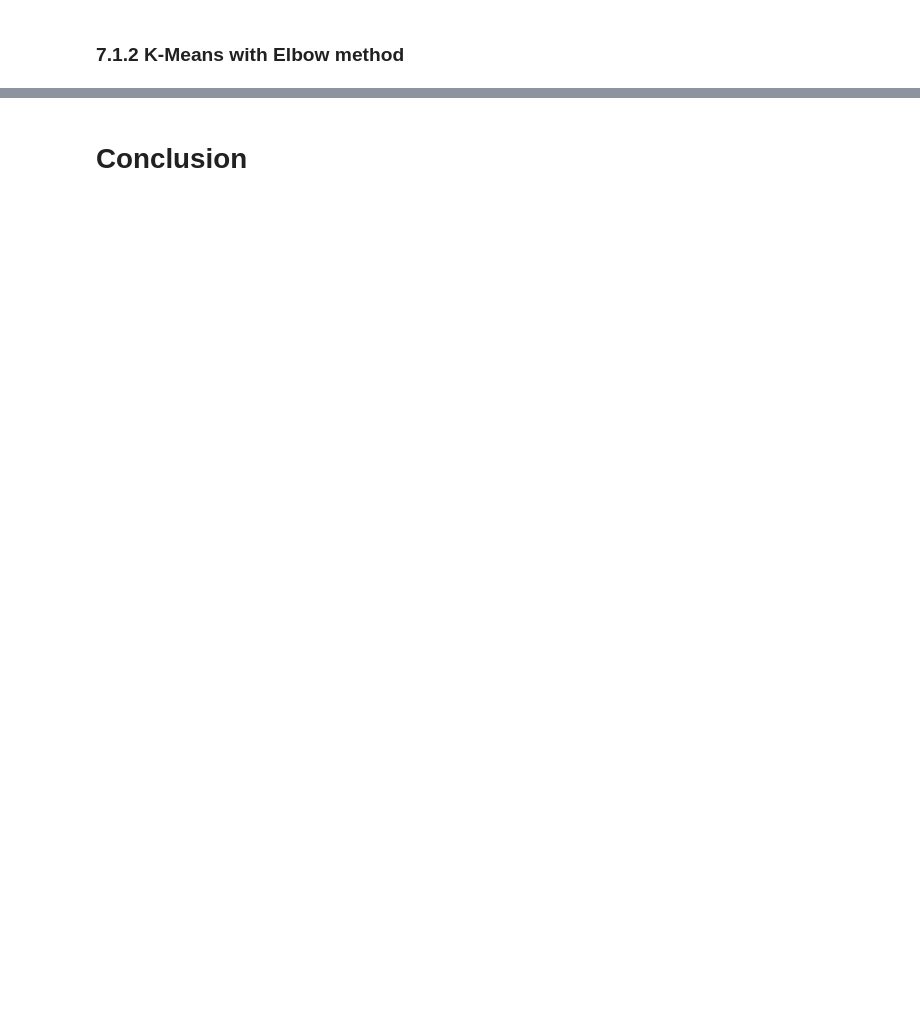
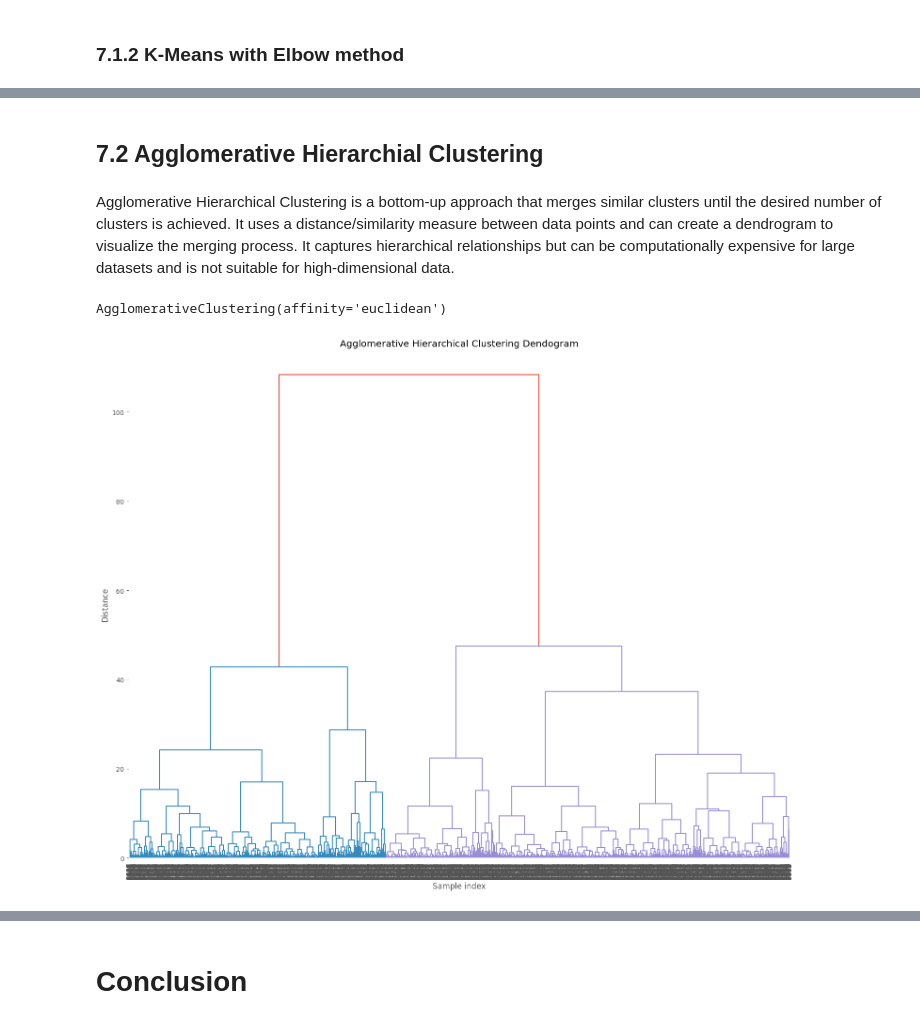
Before and after one commit to Preetirai-tech/Online-Retail-Customer-Segmentation-Project, a Jupyter notebook: Customer_Segmentation.ipynb, the cells around one changed output, grey strips where cells are left out. Saved outputs shown, nothing was run; the diff lists cells and outputs as text; code cells hidden in the pictures; blank space fills up the shorter version.

```diff
--- a/Customer_Segmentation.ipynb
+++ b/Customer_Segmentation.ipynb
@@ -1075,0 +1111,12 @@ wcss = []
+# %%
+# Create an instance of the KMeans model with 2 clusters and initialize the centroids using the 'k-means++' method
+KMean_clust = KMeans(n_clusters= 2, init= 'k-means++', max_iter= 1000)
+
+# Fit the KMeans model to the data in the X variable
+KMean_clust.fit(X)
+
+# Add a new column to the rfm_df dataframe to store the cluster labels for each observation
+rfm_df['Cluster'] = KMean_clust.labels_
+
+# Display the first 10 rows of the rfm_df dataframe with the new 'Cluster' column
+rfm_df.head(10)
@@ -1075,0 +1135,40 @@ wcss = []
+# %% [markdown]
+## **7.2 Agglomerative Hierarchial Clustering**
+# %% [markdown]
+Agglomerative Hierarchical Clustering is a bottom-up approach that merges similar clusters until the desired number of clusters is achieved. It uses a distance/similarity measure between data points and can create a dendrogram to visualize the merging process. It captures hierarchical relationships but can be computationally expensive for large datasets and is not suitable for high-dimensional data.
+# %%
+# Import necessary libraries
+from sklearn.cluster import AgglomerativeClustering
+
+# Create an instance of AgglomerativeClustering with 2 clusters, euclidean affinity, and ward linkage
+model = AgglomerativeClustering(n_clusters=2, affinity='euclidean', linkage='ward')
+
+# Fit the input data X to the model
+model.fit(X)
+# %% [output]
+AgglomerativeClustering(affinity='euclidean')
+# %%
+
+# Import necessary libraries
+from scipy.cluster.hierarchy import dendrogram, linkage
+from scipy.spatial.distance import pdist
+import matplotlib.pyplot as plt
+
+# Set the figure size and title for the dendrogram plot
+plt.figure(figsize=(15, 12))
+plt.title('Agglomerative Hierarchical Clustering Dendogram')
+
+# Set the x and y-axis labels for the dendrogram plot
+plt.xlabel('Sample index')
+plt.ylabel('Distance')
+
+# Create a linkage matrix using the input data X and the ward linkage method
+Z = linkage(X, 'ward')
+
+# Plot the dendrogram with specified parameters
+dendrogram(Z, leaf_rotation=90.0, p=25, color_threshold=80, leaf_font_size=10, truncate_mode='level')
+
+# Ensure tight layout of the plot
+plt.tight_layout()
+# %% [output]
+[figure, added]
```
Also changed, not shown: parts of 25 cells of this notebook.
